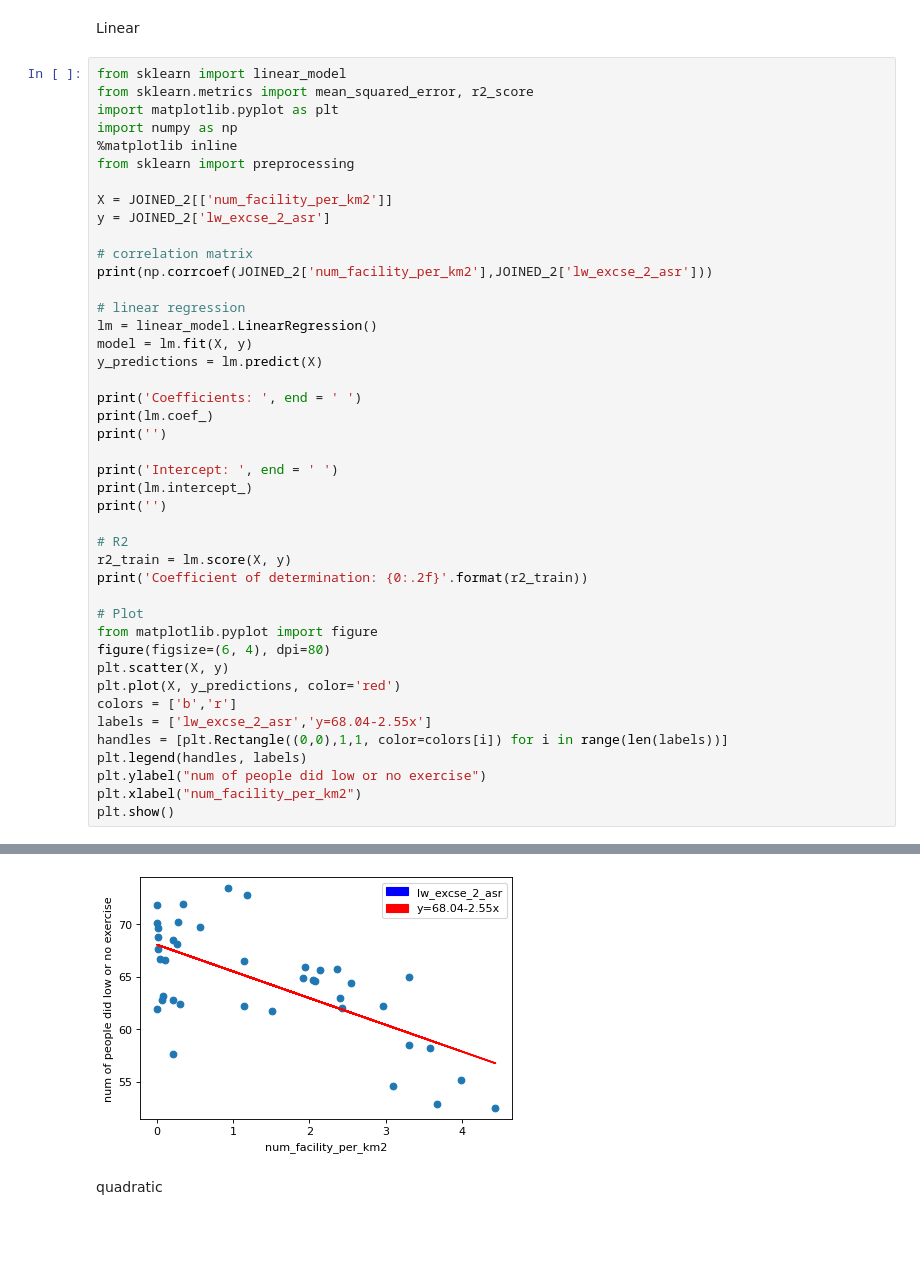
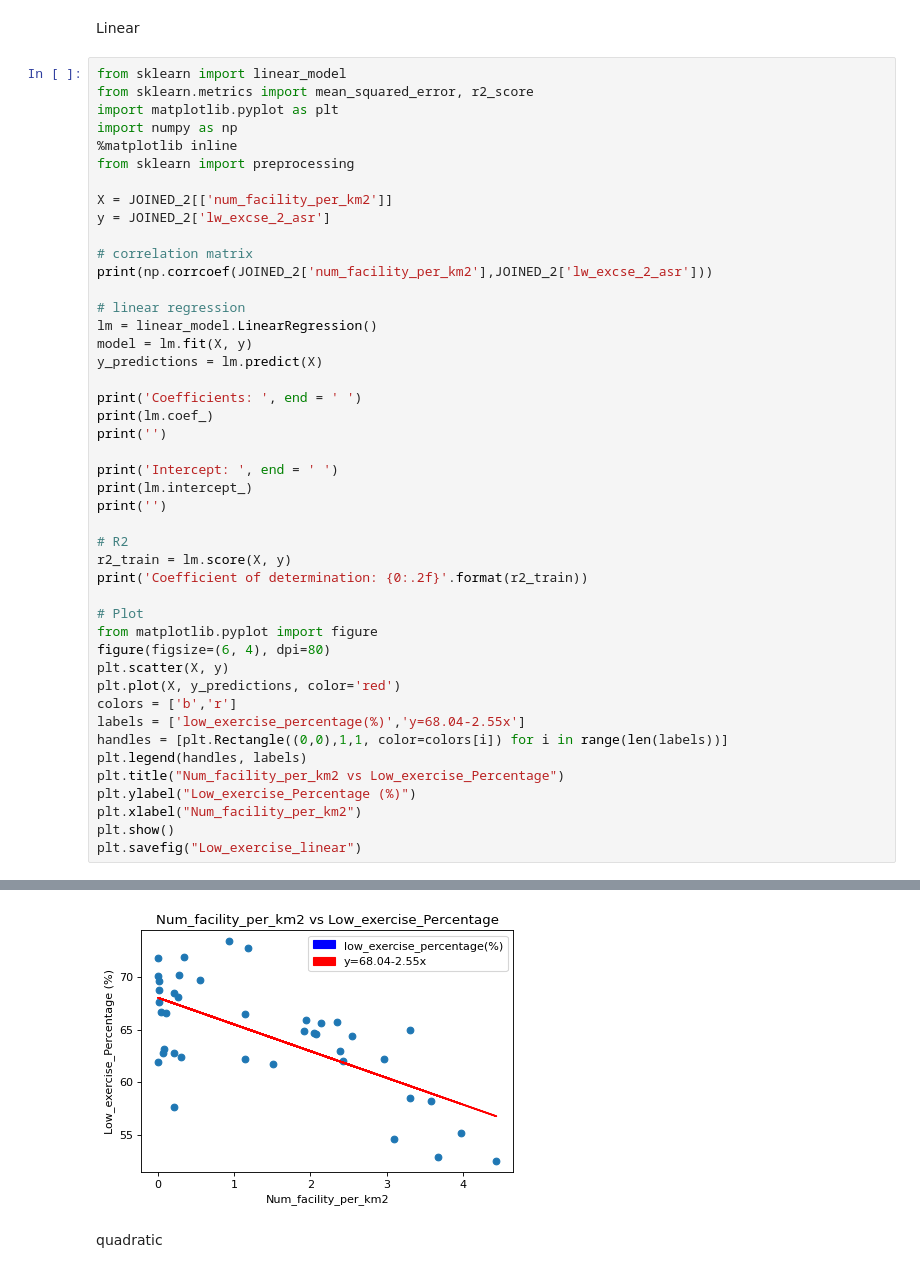
Before and after one commit to Chris-Xiu/COMP20008-Data-Science-Project, a Jupyter notebook: per_km2_regression (1).ipynb, the cells around one changed output, grey strips where cells are left out. Saved outputs shown, nothing was run; the diff lists cells and outputs as text; blank space fills up the shorter version.

```diff
--- a/per_km2_regression (1).ipynb
+++ b/per_km2_regression (1).ipynb
@@ -101,37 +101,39 @@ y_predictions = lm.predict(X)
 
 print('Coefficients: ', end = ' ')
 print(lm.coef_)
 print('')
 
 print('Intercept: ', end = ' ')
 print(lm.intercept_)
 print('')
 
 # R2
 r2_train = lm.score(X, y)
 print('Coefficient of determination: {0:.2f}'.format(r2_train))
 
 # Plot
 from matplotlib.pyplot import figure
 figure(figsize=(6, 4), dpi=80)
 plt.scatter(X, y)
 plt.plot(X, y_predictions, color='red')
 colors = ['b','r']
-labels = ['lw_excse_2_asr','y=68.04-2.55x']
+labels = ['low_exercise_percentage(%)','y=68.04-2.55x']
 handles = [plt.Rectangle((0,0),1,1, color=colors[i]) for i in range(len(labels))]
 plt.legend(handles, labels)
-plt.ylabel("num of people did low or no exercise")
-plt.xlabel("num_facility_per_km2")
+plt.title("Num_facility_per_km2 vs Low_exercise_Percentage")
+plt.ylabel("Low_exercise_Percentage (%)")
+plt.xlabel("Num_facility_per_km2")
 plt.show()
+plt.savefig("Low_exercise_linear")
 # %% [output]
 [[ 1.         -0.66308798]
  [-0.66308798  1.        ]]
 Coefficients:  [-2.5455855]
 
 Intercept:  68.0385238235378
 
 Coefficient of determination: 0.44
-[figure, old version]
+[figure, new version]
 # %% [markdown]
 quadratic
 # %%
```
Also changed, not shown: parts of 6 cells of this notebook.
